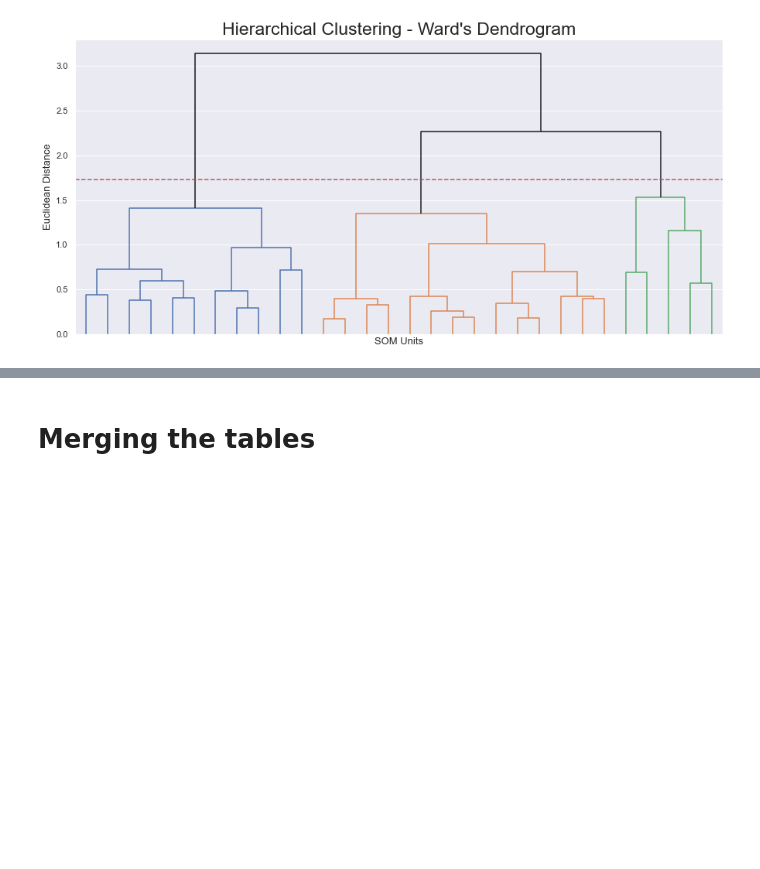
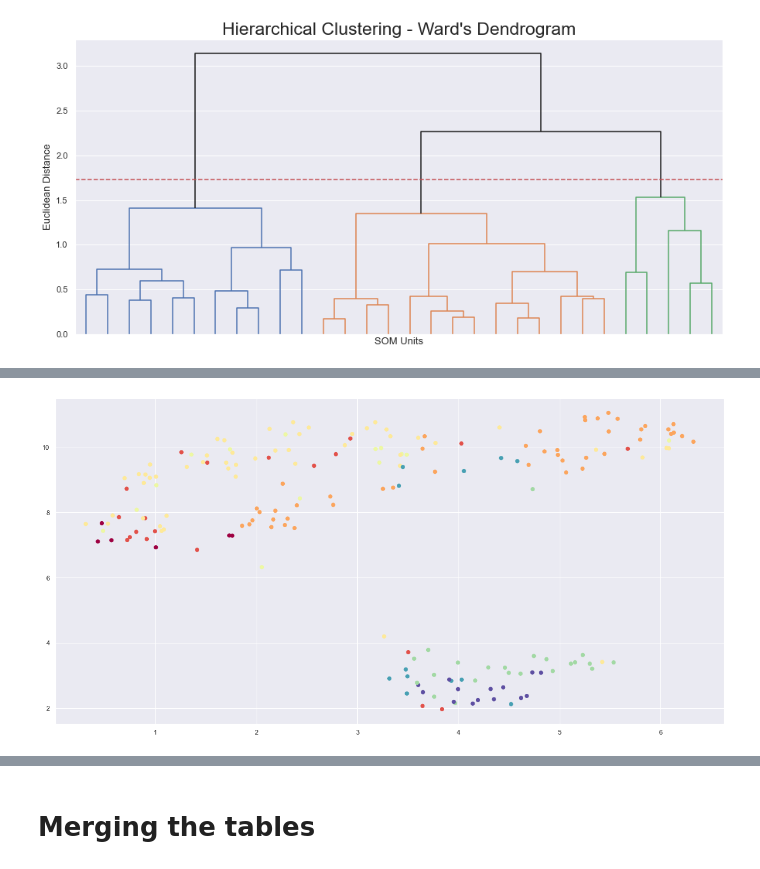
Before and after one commit to Lucas-Correa/Stats_Banner, a Jupyter notebook: Dual_City/notebooks/Merge and Fill Na.ipynb, the cells around one changed output, grey strips where cells are left out. Saved outputs shown, nothing was run; the diff lists cells and outputs as text; code cells hidden in the pictures; blank space fills up the shorter version.

```diff
--- a/Dual_City/notebooks/Merge and Fill Na.ipynb
+++ b/Dual_City/notebooks/Merge and Fill Na.ipynb
@@ -459,0 +362,18 @@ plt.show()
+# %%
+selected_clusters = pd.concat([select_data,wdi_scaled[['Dualcit_grouped']]],axis=1)
+
+Kpro_cluster = KPrototypes(n_jobs = -1,n_clusters=8, init='Huang', random_state=42)
+kpro_labels = Kpro_cluster.fit_predict(selected_clusters, categorical=[7])
+
+#comment after running the first time
+#wdi_scaled.iloc[:,:-1] = scaler.inverse_transform(wdi_scaled.iloc[:,:-1])
+
+selected_clusters = pd.concat([wdi_scaled[indicators],pd.get_dummies(selected_clusters.Dualcit_grouped)],axis=1)
+selected_clusters['clusters'] = kpro_labels
+
+final_clusters = pd.concat([selected_clusters.groupby('clusters').mean(),
+                           selected_clusters.groupby('clusters').size()
+                          ],axis=1)
+
+final_clusters.rename({0:'N_Countries'},inplace=True,axis=1)
+final_clusters
@@ -459,0 +412,36 @@ plt.show()
+# %%
+# Original code: https://antonsruberts.github.io/kproto-audience/
+# changed some parts to fit the new umap version and as a part of debugging some lines.
+
+#Preprocessing numerical
+numerical = selected_clusters.select_dtypes(include='float64')
+
+for c in numerical.columns:
+    pt = PowerTransformer('yeo-johnson') # Yeo-Johnson by default, but specified to avoid confusion
+    numerical.loc[:, c] = pt.fit_transform(np.array(numerical[c]).reshape(-1, 1))
+
+##preprocessing categorical
+categorical = selected_clusters.select_dtypes(include='uint8')
+
+#Percentage of columns which are categorical is used as weight parameter in embeddings later
+categorical_weight = len(selected_clusters.select_dtypes(include='object').columns) / selected_clusters.shape[1]
+
+#Embedding numerical & categorical
+fit1 = umap.UMAP(metric='l2').fit(numerical)
+fit2 = umap.UMAP(metric='dice').fit(categorical)
+
+#Augmenting the numerical embedding with categorical
+intersection = umap.general_simplicial_set_intersection(fit1.graph_, fit2.graph_, weight=categorical_weight)
+intersection = umap.reset_local_connectivity(intersection)
+embedding = umap.simplicial_set_embedding(fit1._raw_data, intersection, fit1.n_components,
+                                                fit1._initial_alpha, fit1._a, fit1._b,
+                                                fit1.repulsion_strength, fit1.negative_sample_rate,
+                                                200, 'random', np.random, fit1.metric,
+                                                fit1._metric_kwds, densmap=False, densmap_kwds={}, output_dens=False)
+
+embedding = embedding[0]
+plt.figure(figsize=(20, 10))
+plt.scatter(*embedding.T,  cmap='Spectral',c=selected_clusters.clusters)
+plt.show()
+# %% [output]
+[figure, added]
```
Also changed, not shown: parts of 29 cells of this notebook.
